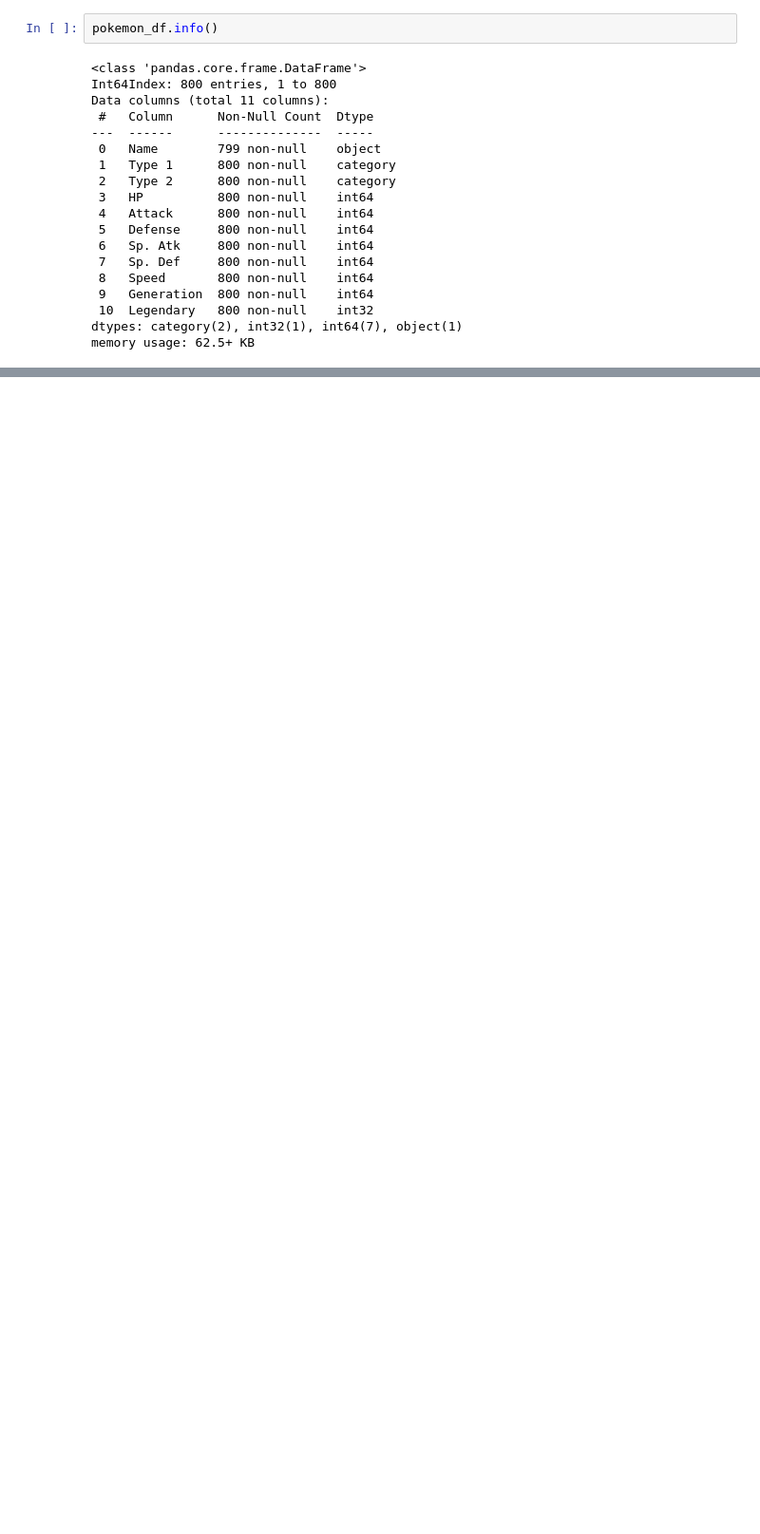
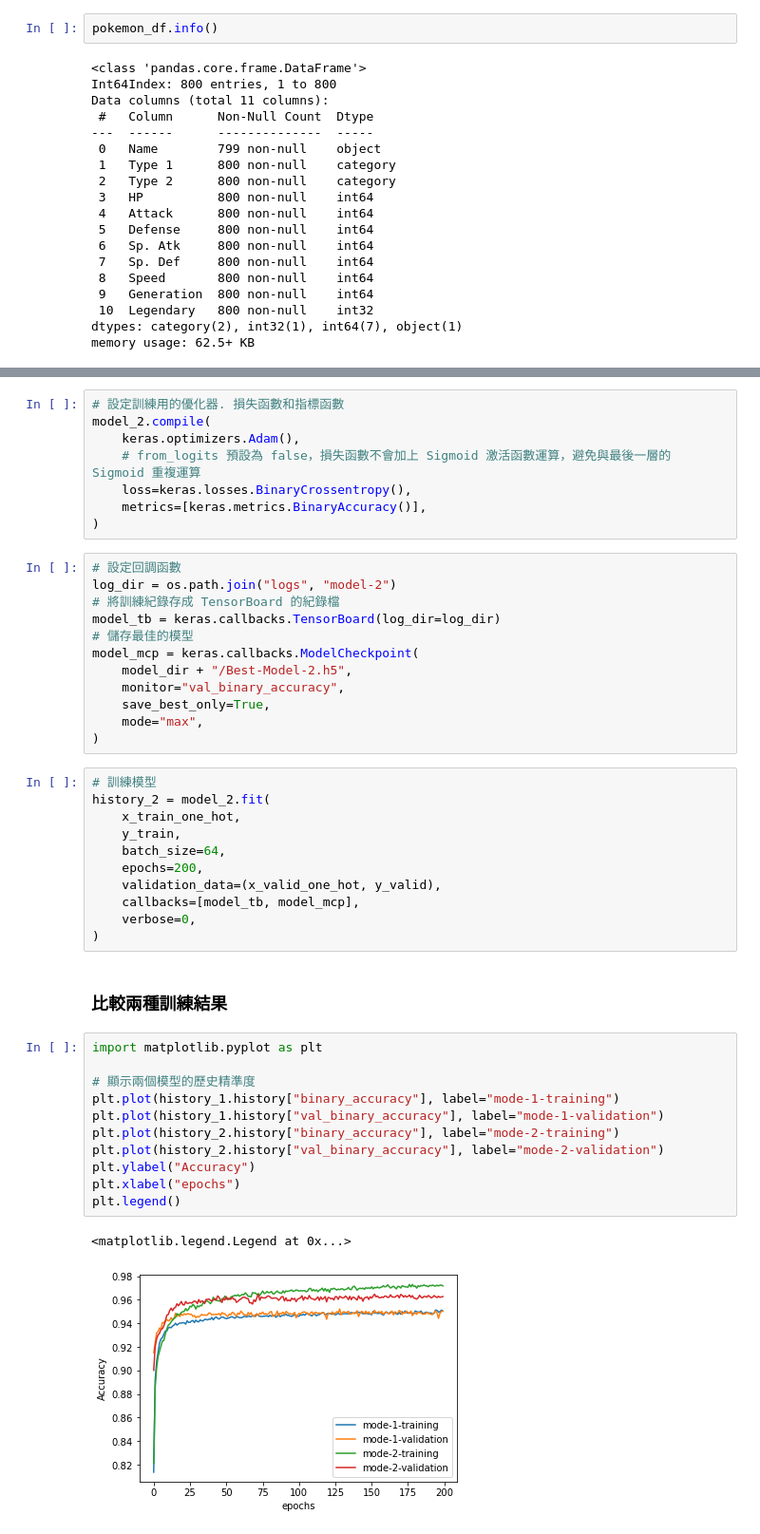
Before and after one commit to billy0402/python-machine-learning, a Jupyter notebook: pokemon_challenge/Fighting.ipynb, the cells around one changed output, grey strips where cells are left out. Shown: that part at 95% size. Drawn from its saved outputs; the diff is of its cells as text; blank space fills up the shorter version.

```diff
--- a/pokemon-challenge/Fighting.ipynb
+++ b/pokemon_challenge/Fighting.ipynb
@@ -295,0 +403,47 @@ import matplotlib.pyplot as plot
+# %%
+# 設定訓練用的優化器. 損失函數和指標函數
+model_2.compile(
+    keras.optimizers.Adam(),
+    # from_logits 預設為 false，損失函數不會加上 Sigmoid 激活函數運算，避免與最後一層的 Sigmoid 重複運算
+    loss=keras.losses.BinaryCrossentropy(),
+    metrics=[keras.metrics.BinaryAccuracy()],
+)
+# %%
+# 設定回調函數
+log_dir = os.path.join("logs", "model-2")
+# 將訓練紀錄存成 TensorBoard 的紀錄檔
+model_tb = keras.callbacks.TensorBoard(log_dir=log_dir)
+# 儲存最佳的模型
+model_mcp = keras.callbacks.ModelCheckpoint(
+    model_dir + "/Best-Model-2.h5",
+    monitor="val_binary_accuracy",
+    save_best_only=True,
+    mode="max",
+)
+# %%
+# 訓練模型
+history_2 = model_2.fit(
+    x_train_one_hot,
+    y_train,
+    batch_size=64,
+    epochs=200,
+    validation_data=(x_valid_one_hot, y_valid),
+    callbacks=[model_tb, model_mcp],
+    verbose=0,
+)
+# %% [markdown]
+### 比較兩種訓練結果
+# %%
+import matplotlib.pyplot as plt
+
+# 顯示兩個模型的歷史精準度
+plt.plot(history_1.history["binary_accuracy"], label="mode-1-training")
+plt.plot(history_1.history["val_binary_accuracy"], label="mode-1-validation")
+plt.plot(history_2.history["binary_accuracy"], label="mode-2-training")
+plt.plot(history_2.history["val_binary_accuracy"], label="mode-2-validation")
+plt.ylabel("Accuracy")
+plt.xlabel("epochs")
+plt.legend()
+# %% [output]
+<matplotlib.legend.Legend at 0x...>
+[figure, added]
```
Also changed, not shown: parts of 58 cells of this notebook, 13 other files.
